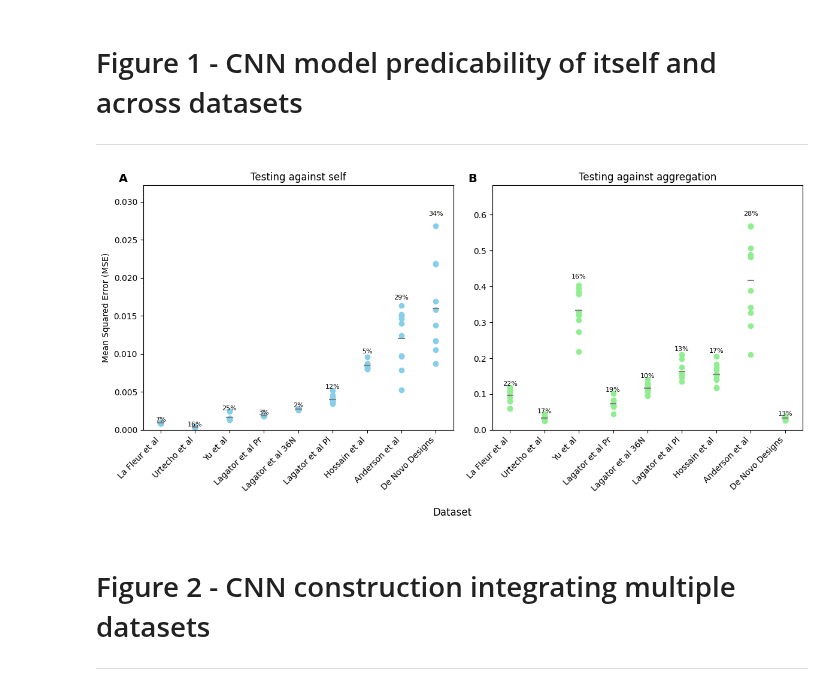
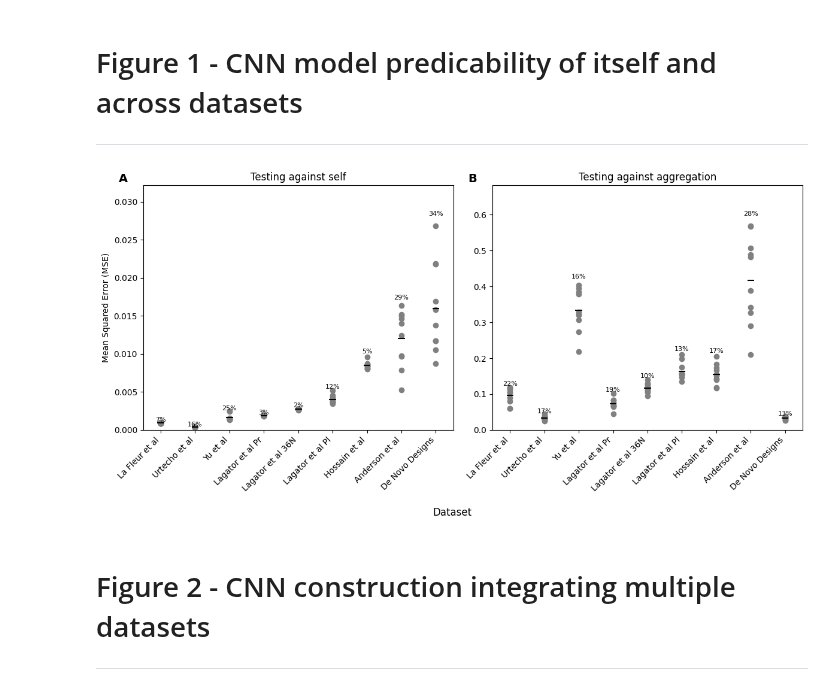
Before and after one commit to Rhys-sg/e.-coli-promoter-prediction, a Jupyter notebook: figures_notebook.ipynb, the cells around one changed output. Cells and saved outputs as stored; diff of their text form; code cells hidden in the pictures.

```diff
--- a/figures_notebook.ipynb
+++ b/figures_notebook.ipynb
@@ -77,40 +77,40 @@ avg_train_list = [avg_train[f] for f in file_order]
 avg_all_list = [avg_all[f] for f in file_order]
 
 # -------------------- Plotting --------------------
 
 fig, (ax1, ax2) = plt.subplots(1, 2, figsize=(12, 6))
 
 for i, file in enumerate(file_order):
-    ax1.scatter([x[i]] * len(train_mse[file]), train_mse[file], color='skyblue')
-    ax1.hlines(avg_train_list[i], x[i] - 0.1, x[i] + 0.1, colors='grey')
-    ax1.text(x[i], max(train_mse[file]) * 1.05, f'{int(cv_train[file]*100)}%', ha='center', fontsize=8)
+    ax1.scatter([x[i]] * len(train_mse[file]), train_mse[file], color='grey')
+    ax1.hlines(avg_train_list[i], x[i] - 0.1, x[i] + 0.1, colors='black')
+    ax1.text(x[i], max(train_mse[file]) * 1.05, f'{int(cv_train[file]*100)}%', ha='center', fontsize=8, color='black')
 
 ax1.set_xticks(x, file_order, rotation=45, ha='right')
 ax1.set_ylabel('Mean Squared Error (MSE)')
 ax1.set_title('Testing against self')
 ax1.set_ylim(0, max(map(max, train_mse.values())) * 1.2)
 
 ax1.text(-0.05, 1.05, "A", transform=ax1.transAxes, ha='right', va='top', fontsize=14, fontweight='bold')
 
 for i, file in enumerate(file_order):
-    ax2.scatter([x[i]] * len(all_mse[file]), all_mse[file], color='lightgreen')
-    ax2.hlines(avg_all_list[i], x[i] - 0.1, x[i] + 0.1, colors='grey')
+    ax2.scatter([x[i]] * len(all_mse[file]), all_mse[file], color='grey')
+    ax2.hlines(avg_all_list[i], x[i] - 0.1, x[i] + 0.1, colors='black')
     ax2.text(x[i], max(all_mse[file]) * 1.05, f'{int(cv_all[file]*100)}%', ha='center', fontsize=8)
 
 ax2.set_xticks(x, file_order, rotation=45, ha='right')
 ax2.set_title('Testing against aggregation')
 ax2.set_ylim(0, max(map(max, all_mse.values())) * 1.2)
 
-ax2.text(-0.05, 1.05, "B", transform=ax2.transAxes, ha='right', va='top', fontsize=14, fontweight='bold')
+ax2.text(-0.05, 1.05, "B", transform=ax2.transAxes, ha='right', va='top', fontsize=14, fontweight='bold', color='black')
 
 fig.supxlabel("Dataset")
 plt.tight_layout()
 plt.show()
 
 # Save the figure
 fig.savefig('Figures/Figure1.pdf', dpi=300, bbox_inches='tight')
 # %% [output]
-[figure, old version]
+[figure, new version]
 # %% [markdown]
 # Figure 2 - CNN construction integrating multiple datasets
 -----
```
Also changed, not shown: parts of 3 cells of this notebook, 12 other files.
